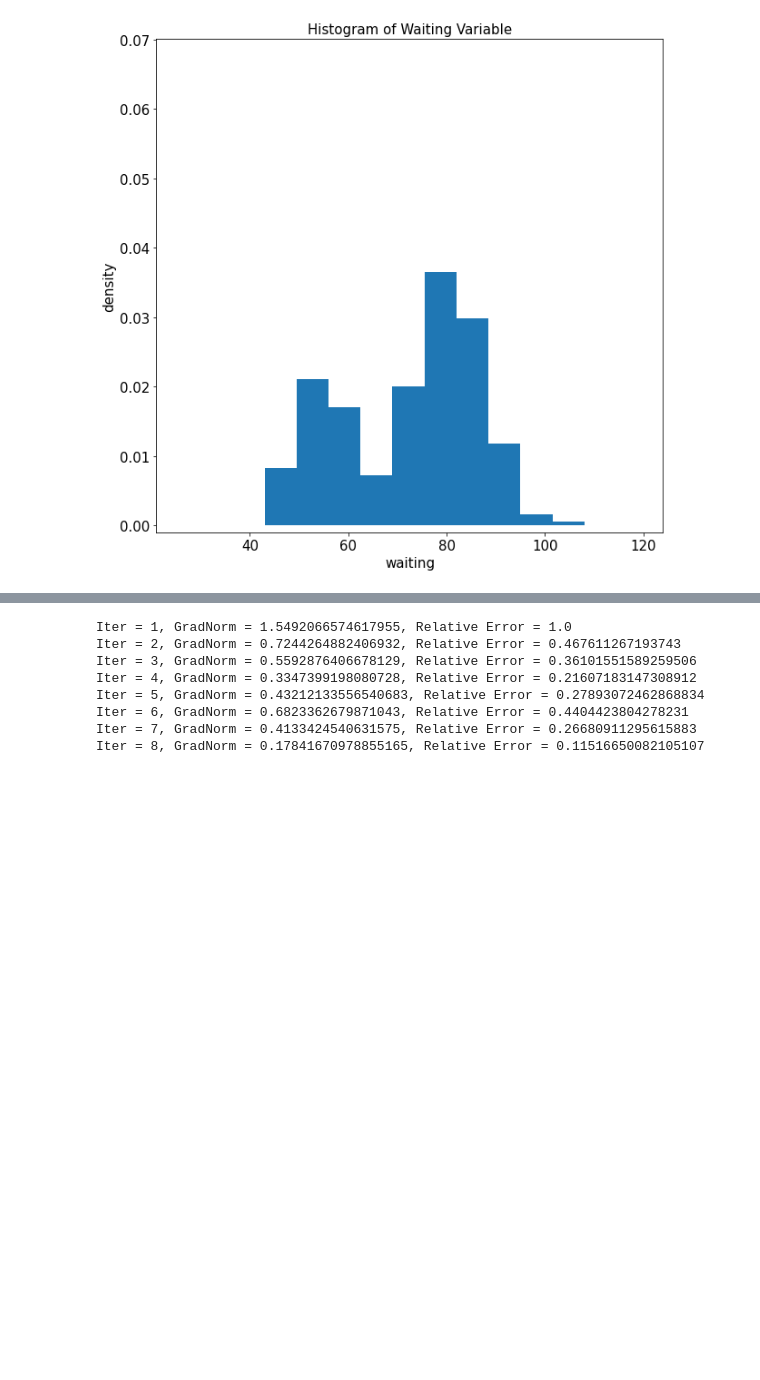
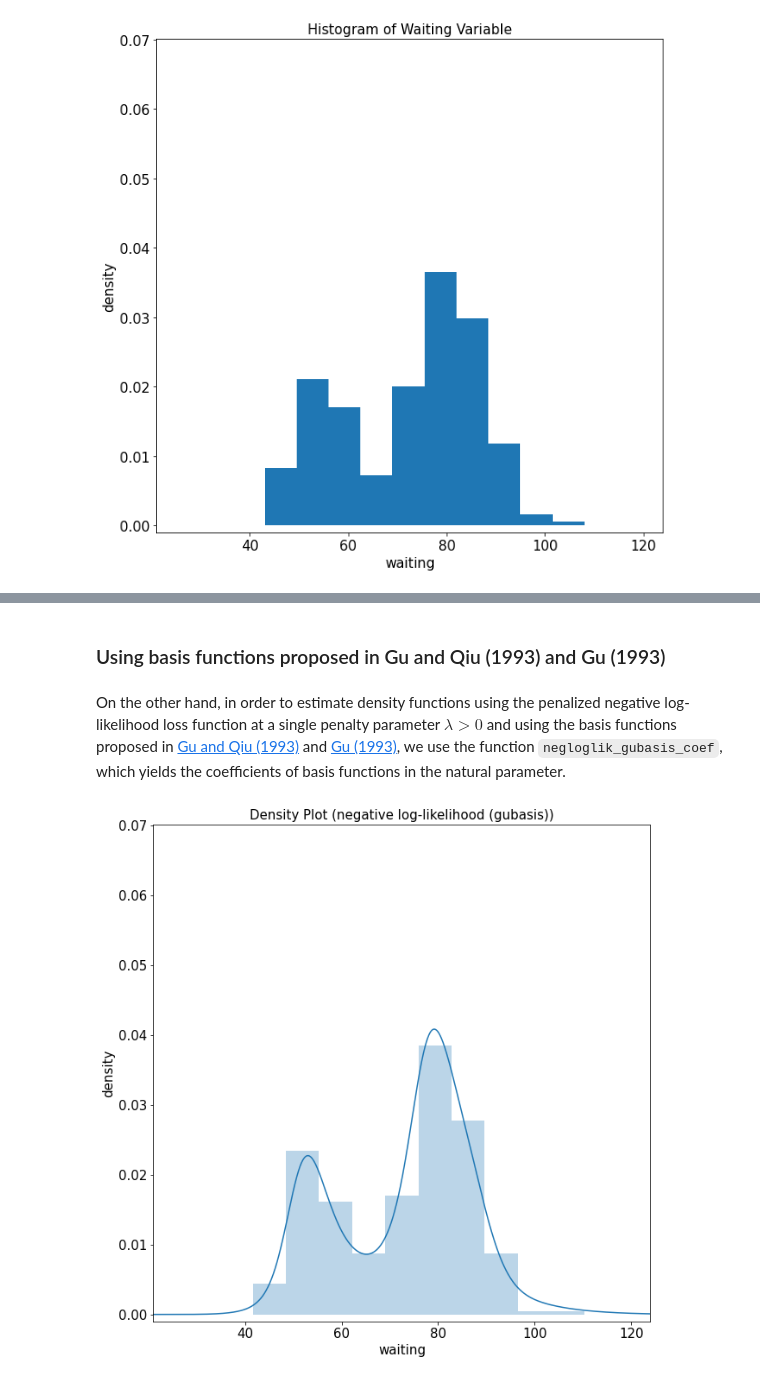
Before and after one commit to zhou-chenxi/dekef, a Jupyter notebook: examples/density_estimation_1d_geyser.ipynb, the cells around one changed output, grey strips where cells are left out. Drawn from its saved outputs; the diff is of its cells as text; code cells hidden in the pictures; blank space fills up the shorter version.

```diff
--- a/examples/density_estimation_1d_geyser.ipynb
+++ b/examples/density_estimation_1d_geyser.ipynb
@@ -264,15 +318,21 @@ den_vals = plot_density_1d(
+# %% [markdown]
+### Using basis functions proposed in Gu and Qiu (1993) and Gu (1993)
+# %% [markdown]
+On the other hand, in order to estimate density functions using the penalized negative log-likelihood loss function at a single penalty parameter $\lambda > 0$ and using the basis functions proposed in [Gu and Qiu (1993)](https://projecteuclid.org/euclid.aos/1176349023) and [Gu (1993)](https://www.tandfonline.com/doi/abs/10.1080/01621459.1993.10476300), we use the function `negloglik_gubasis_coef`, which yields the coefficients of basis functions in the natural parameter.
 # %%
+# set parameters for computing the density estimate
 batchmc_params = batch_montecarlo_params(
     mc_batch_size = 1000,
     mc_tol = 1e-2)
 
 nll_algo_params = negloglik_penalized_optalgoparams(
     start_pt = np.zeros((waiting.shape[0], 1)),
-    step_size = 0.08,
+    step_size = 0.05,
     max_iter = 100,
-    rel_tol = 5e-2)
+    rel_tol = 3e-2)
 # %%
-coef_nll_gubasis = negloglik_gubasis_gd_estimation(
+# Here, we choose the penalty parameter to be exp(-5.0), supplied using the lambda_param argument.
+coef_nll_gubasis = negloglik_gubasis_coef(
     data = waiting,
     kernel_function = kernel_function,
     base_density = base_density,
@@ -281,13 +341,31 @@ coef_nll_gubasis = negloglik_gubasis_gd_estimation(
     batchmc_params = batchmc_params,
     batch_mc = True,
     batch_mc_se = False,
-    print_error = True)
+    print_error = False)
-# %% [output]
-Iter = 1, GradNorm = 1.5492066574617955, Relative Error = 1.0
-Iter = 2, GradNorm = 0.7244264882406932, Relative Error = 0.467611267193743
-Iter = 3, GradNorm = 0.5592876406678129, Relative Error = 0.36101551589259506
-Iter = 4, GradNorm = 0.3347399198080728, Relative Error = 0.21607183147308912
-Iter = 5, GradNorm = 0.43212133556540683, Relative Error = 0.27893072462868834
-Iter = 6, GradNorm = 0.6823362679871043, Relative Error = 0.4404423804278231
-Iter = 7, GradNorm = 0.4133424540631575, Relative Error = 0.26680911295615883
-Iter = 8, GradNorm = 0.17841670978855165, Relative Error = 0.11516650082105107
+# %%
+# a dict to specify the plotting parameters
+plot_kwargs = {'x_limit': xlimit,
+               'y_limit': ylimit,
+               'plot_pts_cnt': 2000,
+               'den_color': 'tab:blue',
+               'hist_color': 'tab:blue',
+               'bins': 'fd',
+               'hist_alpha': 0.3,
+               'figsize': (10, 10),
+               'fontsize': 15}
+
+# visualize density estimate
+den_vals = plot_density_1d(
+    data = waiting,
+    kernel_function = kernel_function,
+    base_density = base_density,
+    coef = coef_nll_gubasis,
+    normalizing = True,
+    method = 'negative log-likelihood (gubasis)',
+    x_label = 'waiting',
+    save_plot = False,
+    save_dir = None,
+    save_filename = None,
+    plot_kwargs = plot_kwargs)
+# %% [output]
+[figure, added]
```
Also changed, not shown: parts of 36 cells of this notebook.
